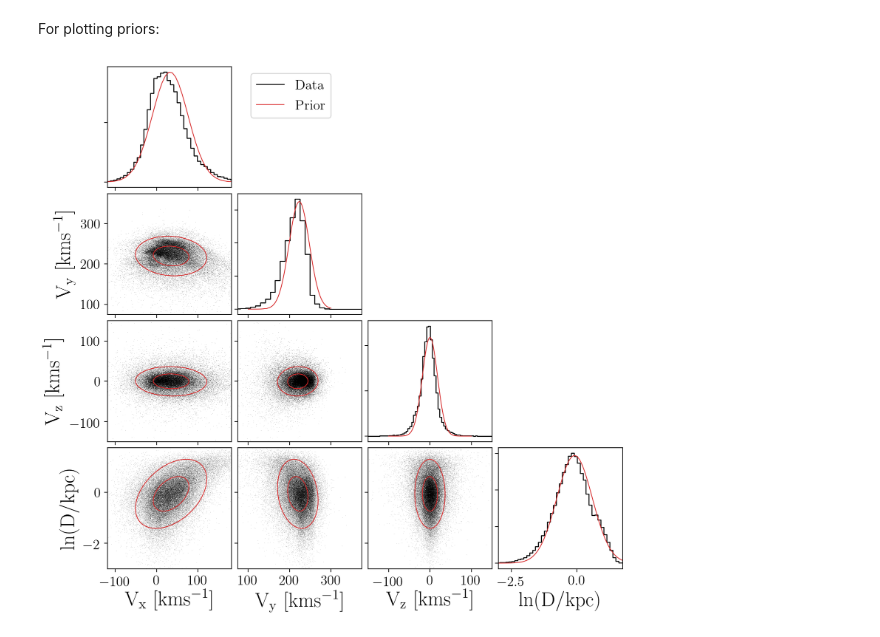
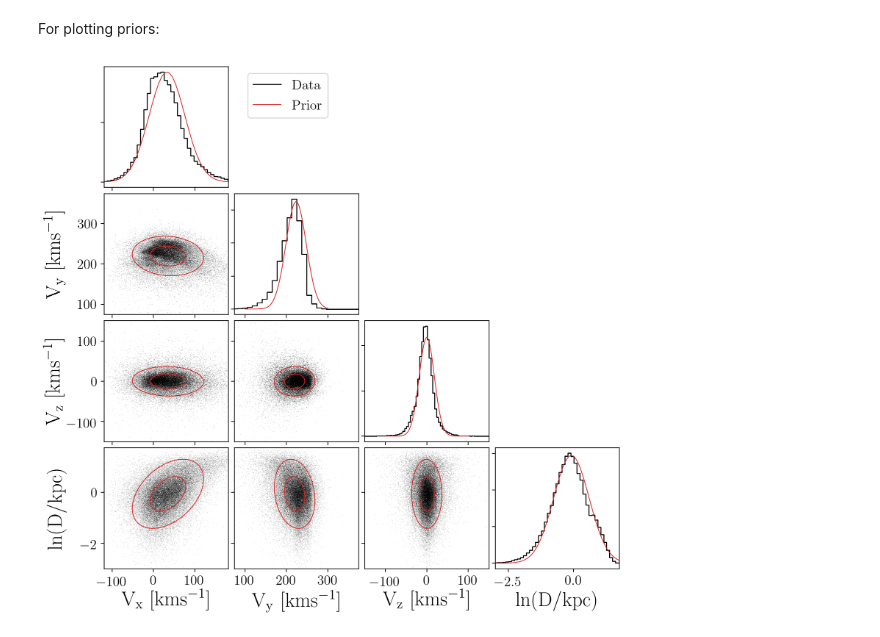
Before and after one commit to RuthAngus/kepler_kinematics, a Jupyter notebook: notebooks/Plot_prior_distributions_2D.ipynb, the cells around one changed output. Drawn from its saved outputs; the diff is of its cells as text; code cells hidden in the pictures.

Commit message:
aligning axis labels

```diff
--- a/notebooks/Plot_prior_distributions_2D.ipynb
+++ b/notebooks/Plot_prior_distributions_2D.ipynb
@@ -193,31 +193,35 @@ xs = np.linspace(-100, 100, 100)
 axz.plot(xs, gauss(xs, mu[2], np.sqrt(cov[2, 2])), color=color, lw=lw)
 axz.set_xlim(zlim)
 axz.set_xticklabels([])
 axz.set_yticklabels([])
 
 # Vz lnD
 axzd = fig.add_subplot(4,4,15)  # 339
 axzd.plot(vz_c, lnD_c, "k.", ms=ms, alpha=alpha, mec="none", rasterized=True, zorder=0)
 _cov = np.array([[cov[2, 2], cov[2, 3]], [cov[3, 2], cov[3, 3]]])
 confidence_ellipse_mod(vz_c, lnD_c,  _cov, axzd, n_std=2, lw=lw, edgecolor=color, zorder=1, alpha=lalpha)
 confidence_ellipse_mod(vz_c, lnD_c,  _cov, axzd, n_std=1, lw=lw, edgecolor=color, zorder=1, alpha=lalpha)
 axzd.set_xlabel("$\mathrm{V_z~[kms^{-1}]}$")
 axzd.set_yticklabels([])
 axzd.set_ylim(dlim)
 axzd.set_xlim(zlim)
 
 # lnD
 axd = fig.add_subplot(4,4,16) # 331
 h, bins = np.histogram(lnD_c, 50, density=True)
 axd.step(bins[:-1], h, color="k", lw=1)
 xs = np.linspace(bins[0], bins[-1], 100)
 axd.plot(xs, gauss(xs, mu[3], np.sqrt(cov[3, 3])), color=color, lw=lw)
 axd.set_xlim(dlim)
 axd.set_yticklabels([])
 axd.set_xlabel("$\mathrm{\ln(D/kpc)}$")
 
+for ax in fig.axes:
+    if ax.get_ylabel():
+        ax.yaxis.set_label_coords(-0.3, 0.5)
+
 plt.subplots_adjust(hspace=.05, wspace=.05)
 plt.savefig("../plots/prior_distributions_2D")
 plt.savefig("../paper/prior_distributions_2D.pdf")
 # %% [output]
-[figure, old version]
+[figure, new version]
```
Also changed, not shown: parts of 1 cell of this notebook.
